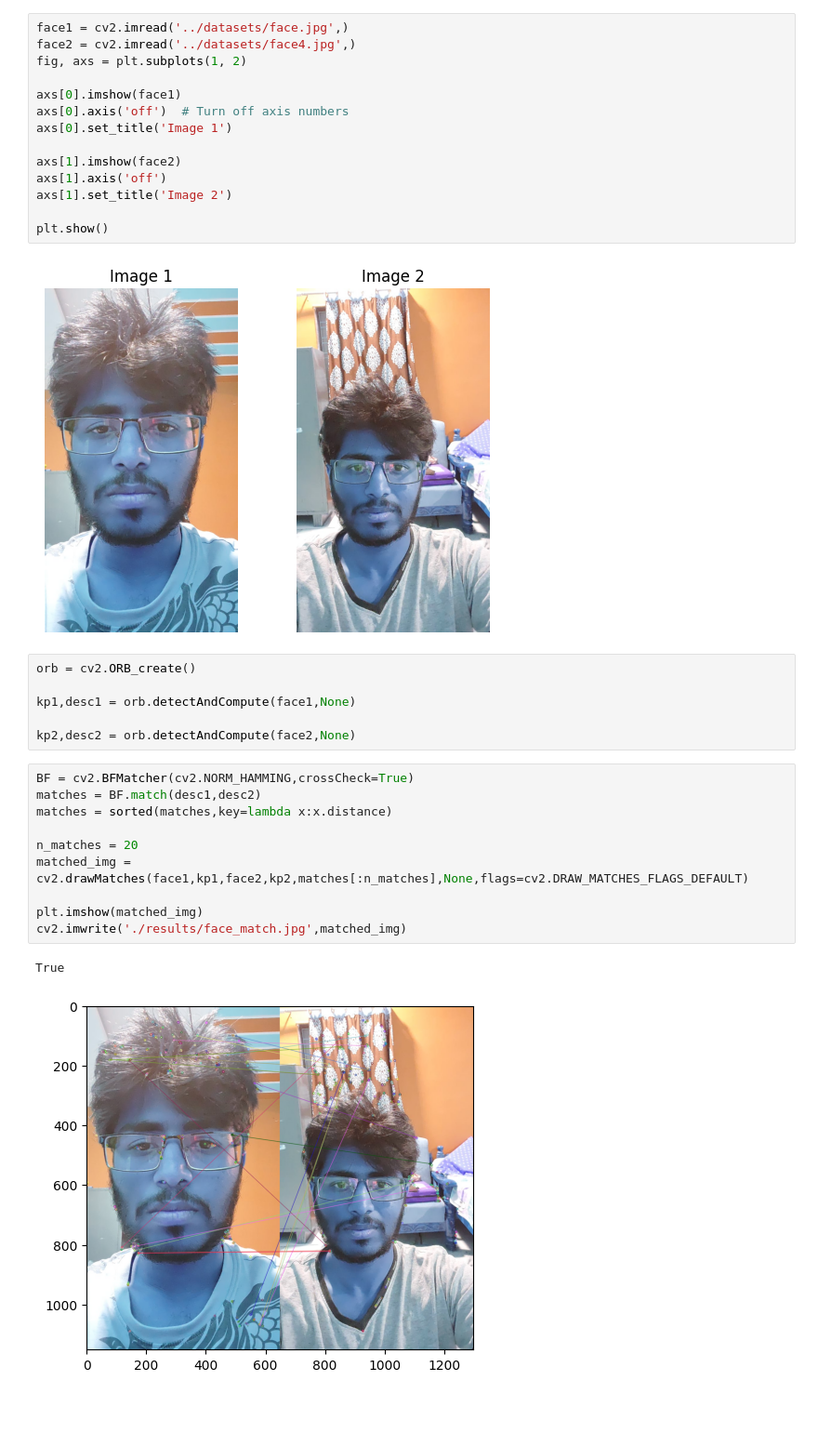
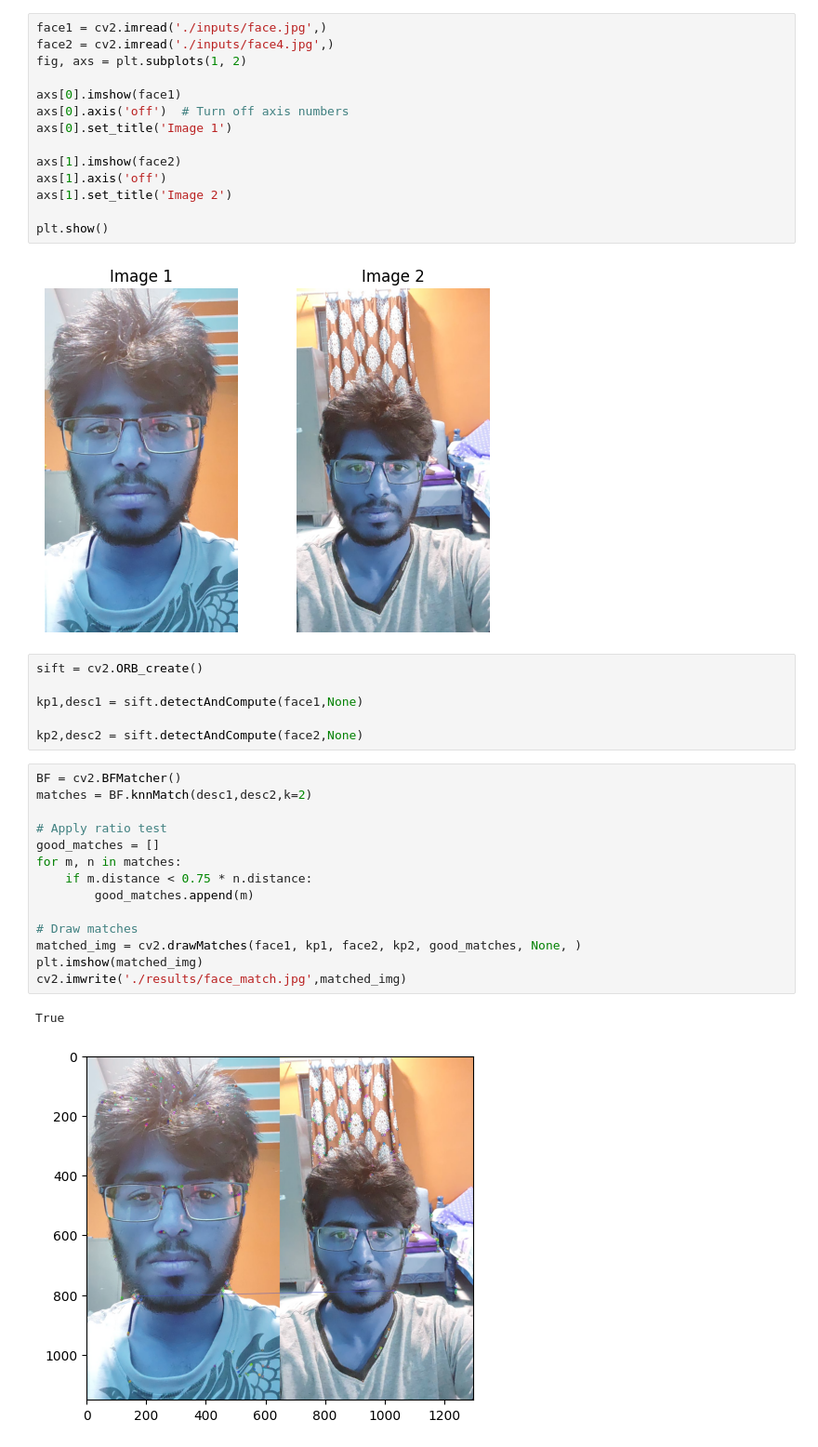
Before and after one commit to Vishwa2684/Computer-Vision, a Jupyter notebook: Object Detection/sift.ipynb, the cells around one changed output. Shown at 93% size. Drawn from its saved outputs; the diff is of its cells as text; blank space fills up the shorter version.

Commit message:
feature matching with sift and knn

```diff
--- a/Object Detection/sift.ipynb
+++ b/Object Detection/sift.ipynb
@@ -47,6 +49,6 @@ plt.imshow(img,cmap='gray')
 # %%
-face1 = cv2.imread('../datasets/face.jpg',)
-face2 = cv2.imread('../datasets/face4.jpg',)
+face1 = cv2.imread('./inputs/face.jpg',)
+face2 = cv2.imread('./inputs/face4.jpg',)
 fig, axs = plt.subplots(1, 2)
 
 axs[0].imshow(face1)
@@ -61,21 +63,25 @@ plt.show()
 # %% [output]
 [figure]
 # %%
-orb = cv2.ORB_create()
+sift = cv2.ORB_create()
 
-kp1,desc1 = orb.detectAndCompute(face1,None)
+kp1,desc1 = sift.detectAndCompute(face1,None)
 
-kp2,desc2 = orb.detectAndCompute(face2,None)
+kp2,desc2 = sift.detectAndCompute(face2,None)
 # %%
-BF = cv2.BFMatcher(cv2.NORM_HAMMING,crossCheck=True)
-matches = BF.match(desc1,desc2)
-matches = sorted(matches,key=lambda x:x.distance)
+BF = cv2.BFMatcher()
+matches = BF.knnMatch(desc1,desc2,k=2)
 
-n_matches = 20
-matched_img = cv2.drawMatches(face1,kp1,face2,kp2,matches[:n_matches],None,flags=cv2.DRAW_MATCHES_FLAGS_DEFAULT)
+# Apply ratio test
+good_matches = []
+for m, n in matches:
+    if m.distance < 0.75 * n.distance:
+        good_matches.append(m)
 
+# Draw matches
+matched_img = cv2.drawMatches(face1, kp1, face2, kp2, good_matches, None, )
 plt.imshow(matched_img)
 cv2.imwrite('./results/face_match.jpg',matched_img)
 # %% [output]
 True
-[figure, old version]
+[figure, new version]
```
Also changed, not shown: parts of 4 cells of this notebook.
